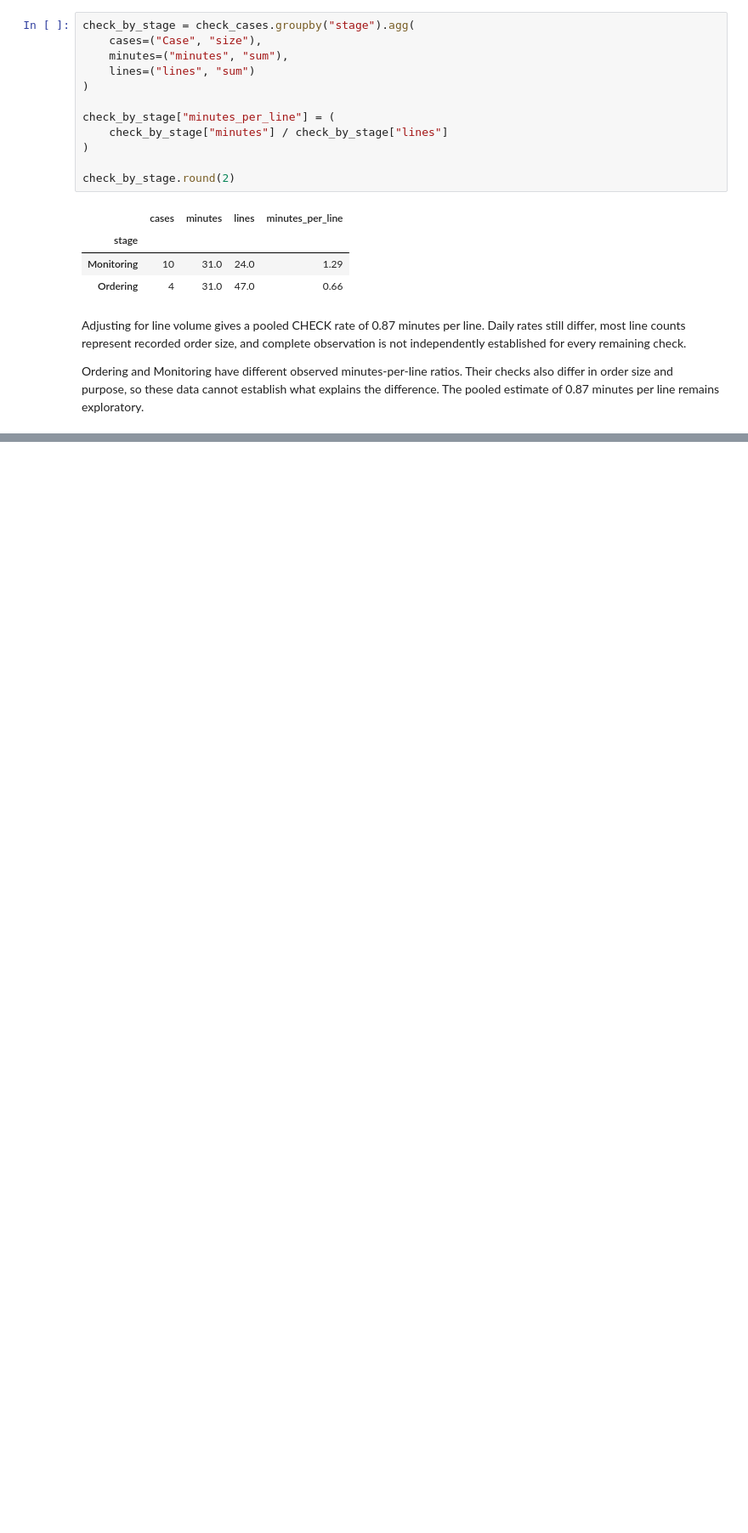
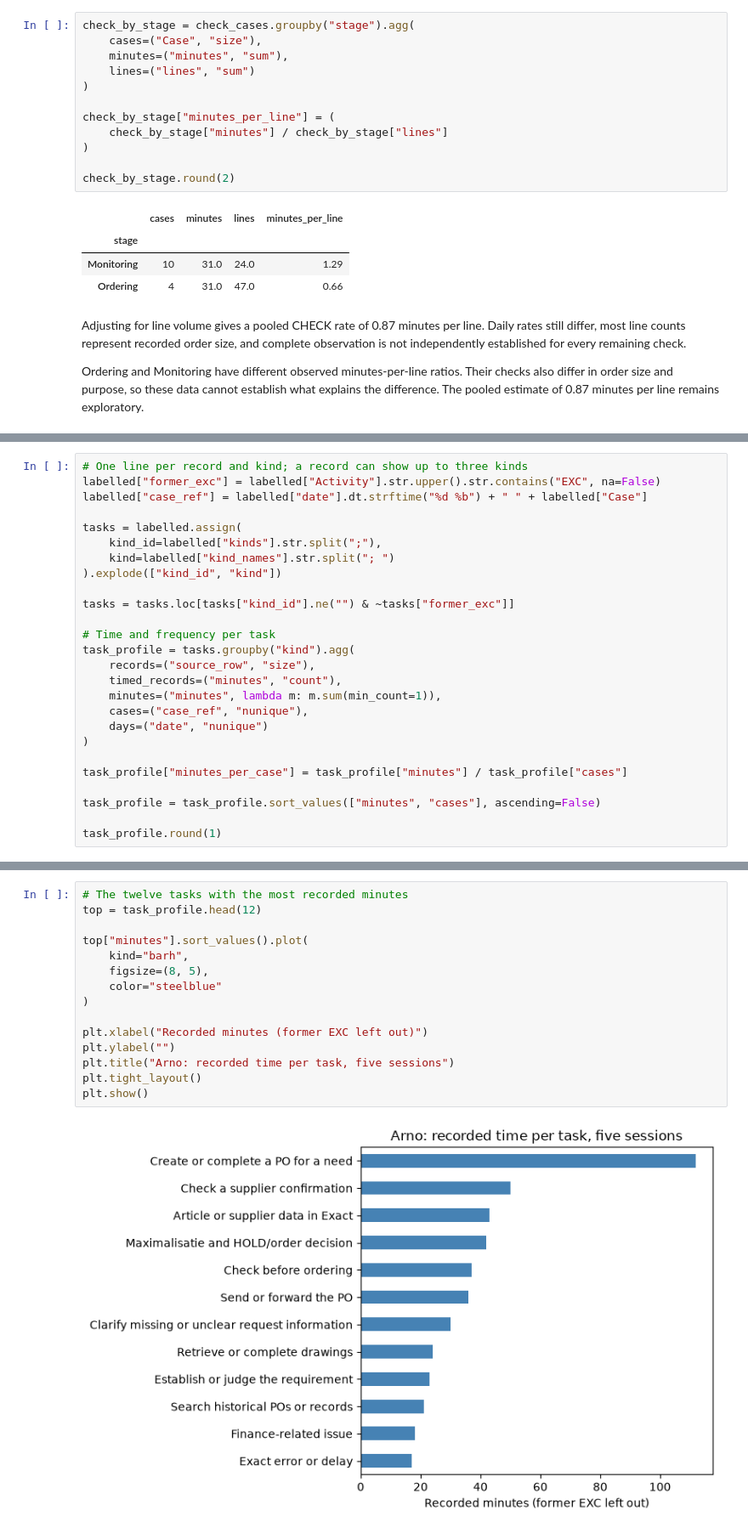
Before and after one commit to Luuuuuig/Bachelor-End-Project, a Jupyter notebook: Arno_Analysis_2026_10_02.ipynb, the cells around one changed output, grey strips where cells are left out. Shown at 85% size. Saved outputs shown, nothing was run; the diff lists cells and outputs as text; blank space fills up the shorter version.

```diff
--- a/Arno_Analysis_2026_10_02.ipynb
+++ b/Arno_Analysis_2026_10_02.ipynb
@@ -530,0 +565,26 @@ Ordering and Monitoring have different observed minutes-per-line ratios. Their c
+# %%
+# One line per record and kind; a record can show up to three kinds
+labelled["former_exc"] = labelled["Activity"].str.upper().str.contains("EXC", na=False)
+labelled["case_ref"] = labelled["date"].dt.strftime("%d %b") + " " + labelled["Case"]
+
+tasks = labelled.assign(
+    kind_id=labelled["kinds"].str.split(";"),
+    kind=labelled["kind_names"].str.split("; ")
+).explode(["kind_id", "kind"])
+
+tasks = tasks.loc[tasks["kind_id"].ne("") & ~tasks["former_exc"]]
+
+# Time and frequency per task
+task_profile = tasks.groupby("kind").agg(
+    records=("source_row", "size"),
+    timed_records=("minutes", "count"),
+    minutes=("minutes", lambda m: m.sum(min_count=1)),
+    cases=("case_ref", "nunique"),
+    days=("date", "nunique")
+)
+
+task_profile["minutes_per_case"] = task_profile["minutes"] / task_profile["cases"]
+
+task_profile = task_profile.sort_values(["minutes", "cases"], ascending=False)
+
+task_profile.round(1)
@@ -530,0 +610,17 @@ Ordering and Monitoring have different observed minutes-per-line ratios. Their c
+# %%
+# The twelve tasks with the most recorded minutes
+top = task_profile.head(12)
+
+top["minutes"].sort_values().plot(
+    kind="barh",
+    figsize=(8, 5),
+    color="steelblue"
+)
+
+plt.xlabel("Recorded minutes (former EXC left out)")
+plt.ylabel("")
+plt.title("Arno: recorded time per task, five sessions")
+plt.tight_layout()
+plt.show()
+# %% [output]
+[figure, added]
```
Also changed, not shown: parts of 5 cells of this notebook.
